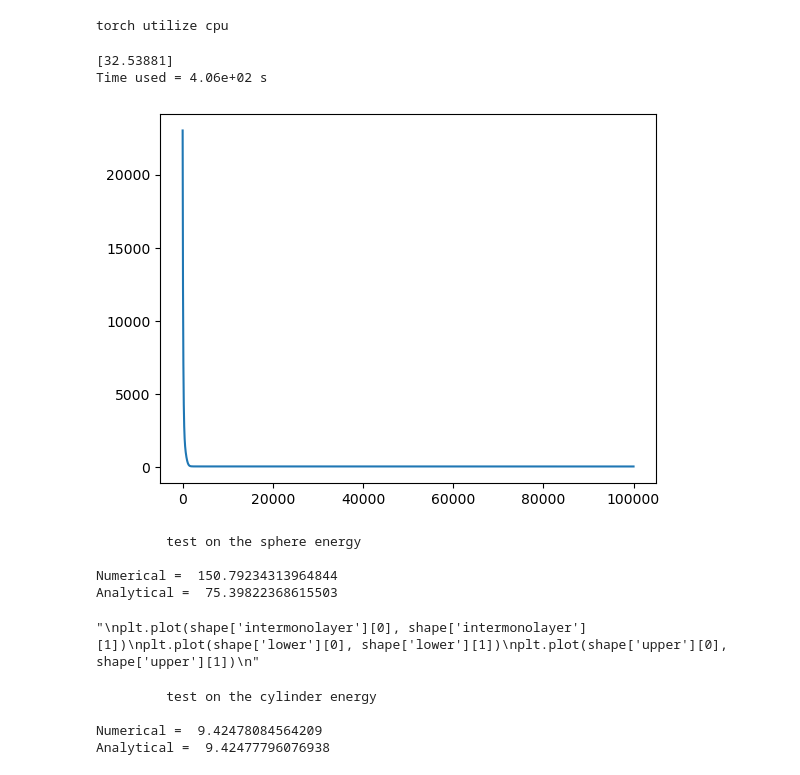
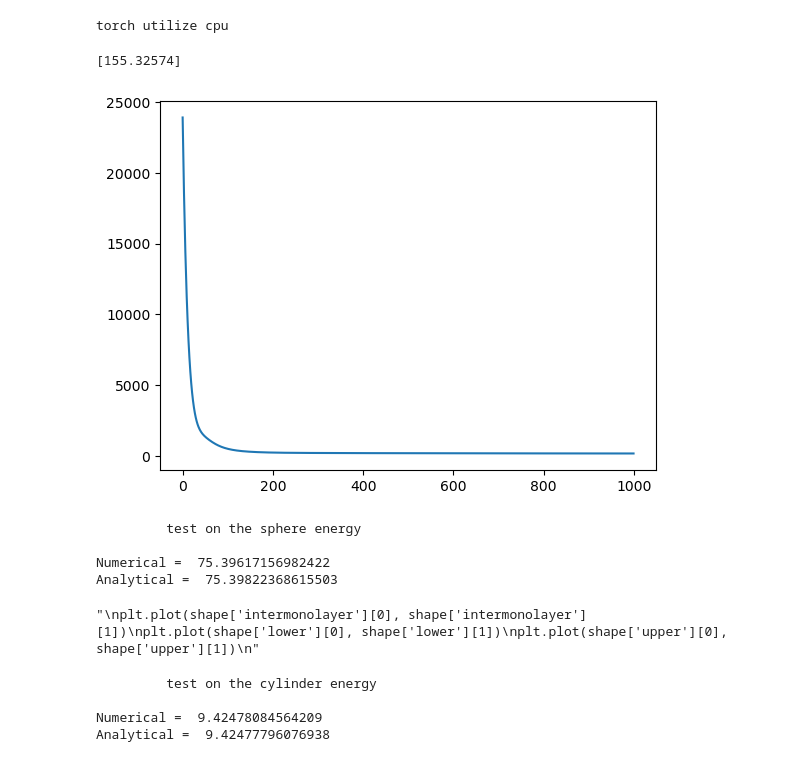
Before and after one commit to death-gr1ps/Torch_membrane, a Jupyter notebook: Model.ipynb, the cells around one changed output. Drawn from its saved outputs; the diff is of its cells as text; code cells hidden in the pictures.

```diff
--- a/Model.ipynb
+++ b/Model.ipynb
@@ -660,10 +681,6 @@ def time_test(function, matrix, N_steps, calc={'upper'}):
 # %%
 N_parts = 100
-R = 2
-L = 1
-B = 1
-sigma = 1
-moduls = {'B':0, 'sigma':0.05, 'Kt':10, 'Ka':25}
+moduls = {'B':1, 'sigma':0.05, 'Kt':10, 'Ka':25}
 
 # Sphere formed by equidistant layers.
 theta_sph = torch.linspace(start=np.pi*9/10, end=np.pi*9/10, steps=N_parts)
@@ -675,32 +692,27 @@ matrix = torch.cat((theta_sph, dir_sph, h_u, dir_sph, h_u), 0)
 matrix.to(device)
 matrix.requires_grad=True
 model = ShapeOptimizer(r_start = 0, D = 12, L = 4, z_start = 0, moduls = moduls,\
-    augment = True, rho = 1, lam = 1,  in_param={'Js_u':0, 'Js_l':0})
+    augment = True, rho = 1, lam = 1,  in_param={'Js_u':1, 'Js_l':1})
 
-optimizer = torch.optim.Adam([matrix], lr=0.001)
+optimizer = torch.optim.Adam([matrix], lr=0.01)
 #optimizer = torch.optim.SGD([theta], lr=0.01, momentum=0.9)
 #optimizer = torch.optim.LBFGS([theta], lr=0.52)
 #import torch.optim.lr_scheduler as sh
 #scheduler = sh.ExponentialLR(optimizer, gamma=1.001)
 #scheduler = sh.MultiStepLR(optimizer, milestones=[100, 200], gamma=3)
 # %%
-
-tt = time.time()
 fn_history = []
 var_history = []
 calc = {'upper','lower'}
-for i in tqdm(range(100000)):
+for i in tqdm(range(1000)):
     var_history.append(matrix.clone())
     fn_history.append(model.energy(matrix, calc).data.cpu().numpy().copy())
     make_gradient_step(model.energy, matrix, calc)
     #scheduler.step()
 
 plt.plot(fn_history)
-
 print(min(fn_history))
-print(f'Time used = {(time.time() - tt):.3} s')
 # %% [output]
-[32.53881]
-Time used = 4.06e+02 s
+[155.32574]
-[figure, old version]
+[figure, new version]
 # %%
@@ -727,7 +740,7 @@ model = ShapeOptimizer(r_start = 0, L = 2*R, z_start = 0, moduls = moduls,\
     augment = False, rho = 1, lam = 1, in_param={'Js_u':0, 'Js_l':0})
 
 shape = model.shape(matrix, prin_dat={'lower','upper'})
-en = model.energy(matrix, calc={'lower','upper'}).item()
+en = model.energy(matrix, calc={'upper'}).item()
 
 
 print('Numerical = ', en)
@@ -749,7 +762,7 @@ plt.plot(shape['upper'][0], shape['upper'][1])
 # %% [output]
          test on the sphere energy
 
-Numerical =  150.79234313964844
+Numerical =  75.39617156982422
 Analytical =  75.39822368615503
 "\nplt.plot(shape['intermonolayer'][0], shape['intermonolayer'][1])\nplt.plot(shape['lower'][0], shape['lower'][1])\nplt.plot(shape['upper'][0], shape['upper'][1])\n"
 # %%
```
Also changed, not shown: parts of 7 cells of this notebook, 1 other file.
